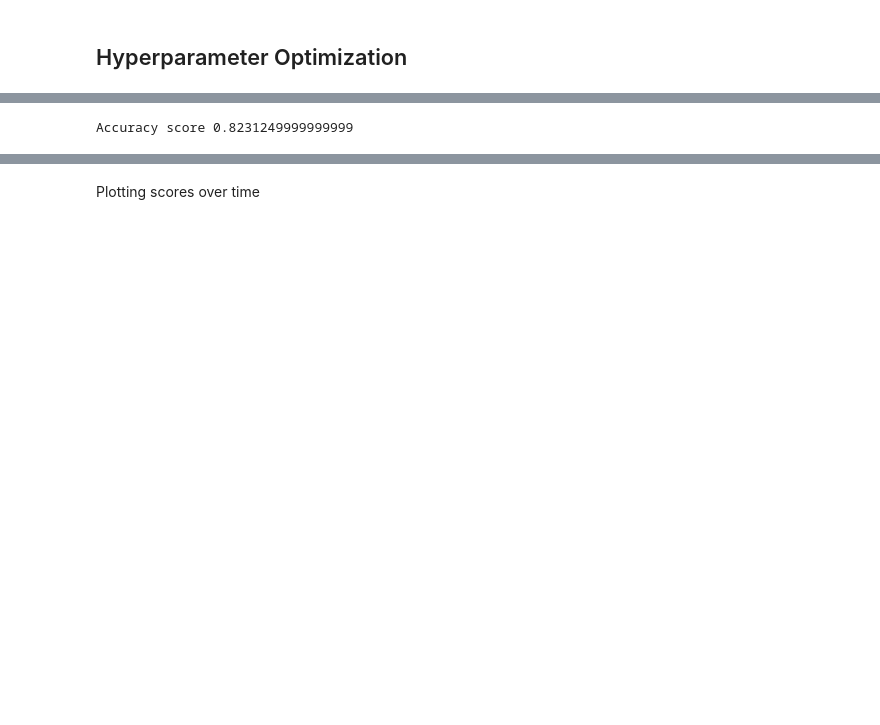
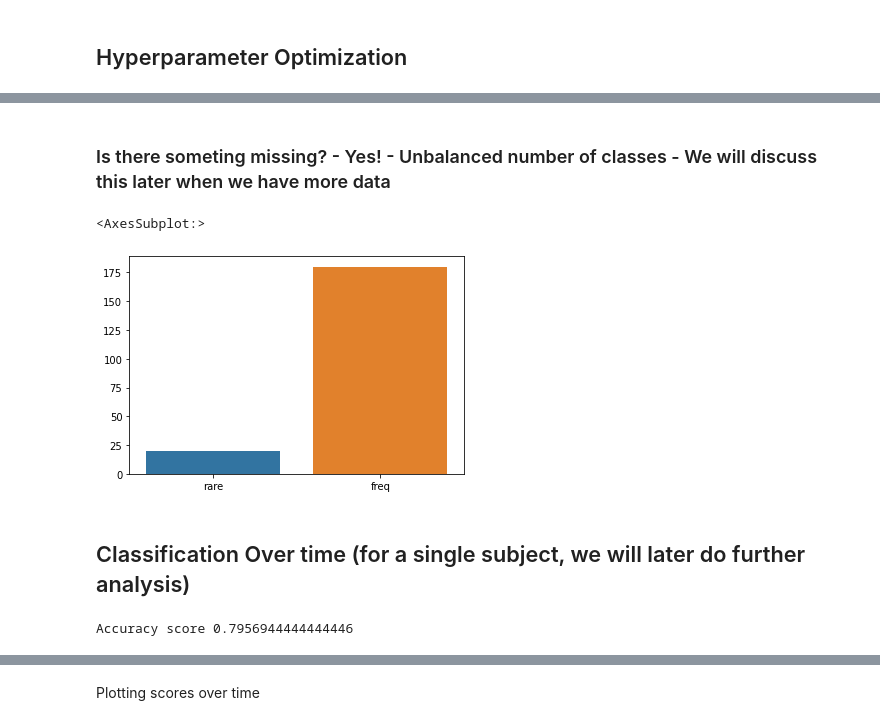
Before and after one commit to ssaket/eeg-pipeline, a Jupyter notebook: decoding.ipynb, the cells around one changed output, grey strips where cells are left out. Cells and saved outputs as stored; diff of their text form; code cells hidden in the pictures; blank space fills up the shorter version.

```diff
--- a/decoding.ipynb
+++ b/decoding.ipynb
@@ -123,7 +143,16 @@ Best Score: 0.8400000000000001
+# %% [markdown]
+### Is there someting missing? - Yes! - Unbalanced number of classes - We will discuss this later when we have more data
+# %%
+sns.barplot(x=['rare', 'freq'], y=[len(np.where(labels == 1)[0]), len(np.where(labels == 2)[0])])
+# %% [output]
+<AxesSubplot:>
+[figure, added]
+# %% [markdown]
+## Classification Over time (for a single subject, we will later do further analysis)
 # %%
 timeDecode = SlidingEstimator(clf_svm);
-epch_train = decoder.epochs.load_data().copy().resample(40);
+epch_train = decoder.epochs.load_data().copy().resample(60)
 scores = cross_val_multiscore(timeDecode, epch_train.get_data(), labels, cv=StratifiedKFold(n_splits=5), n_jobs=2);
 print('Accuracy score {}'.format(np.mean(scores)));
 # %% [output]
-Accuracy score 0.8231249999999999
+Accuracy score 0.7956944444444446
```
Also changed, not shown: parts of 58 cells of this notebook, 1 other file.
